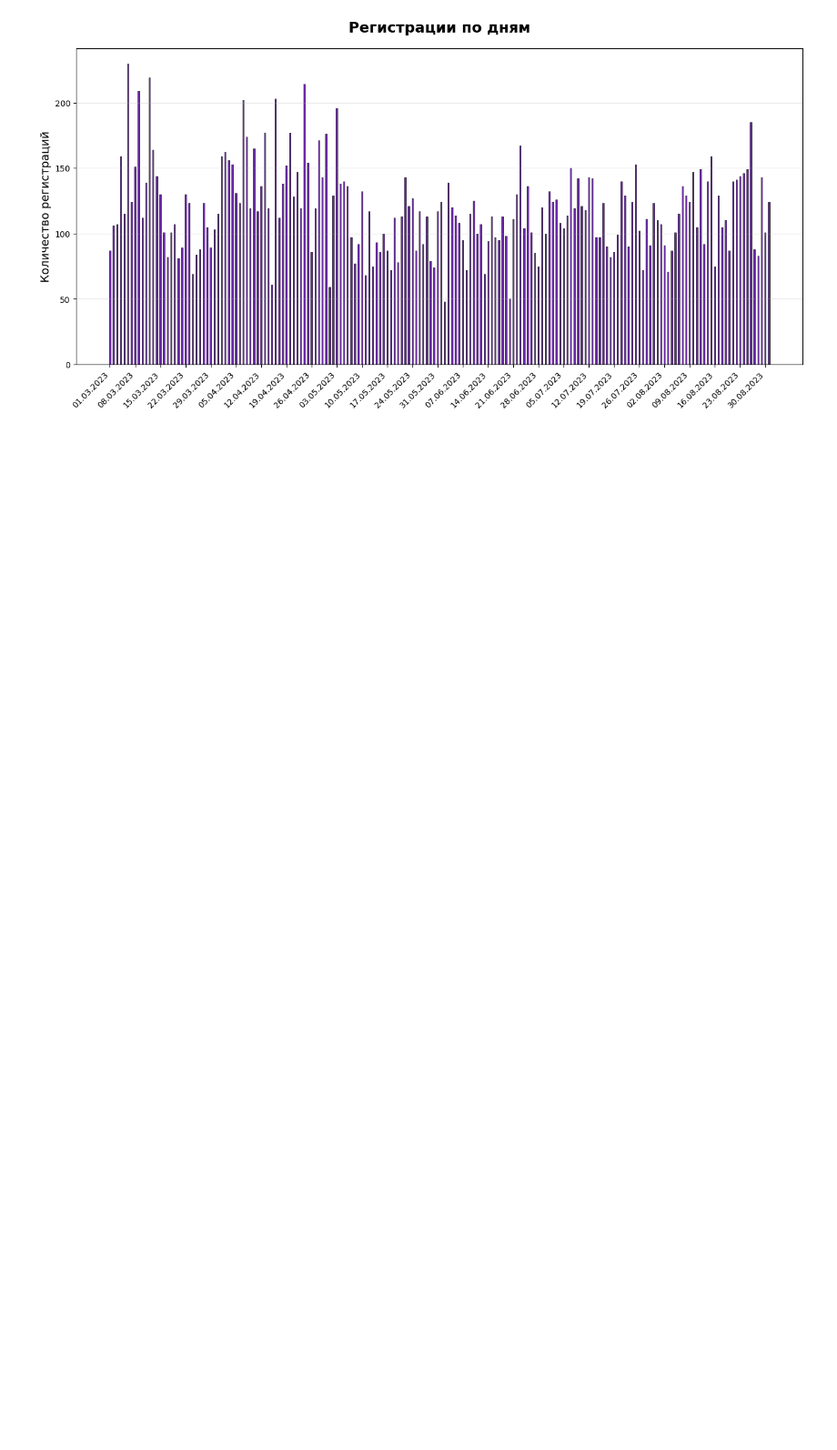
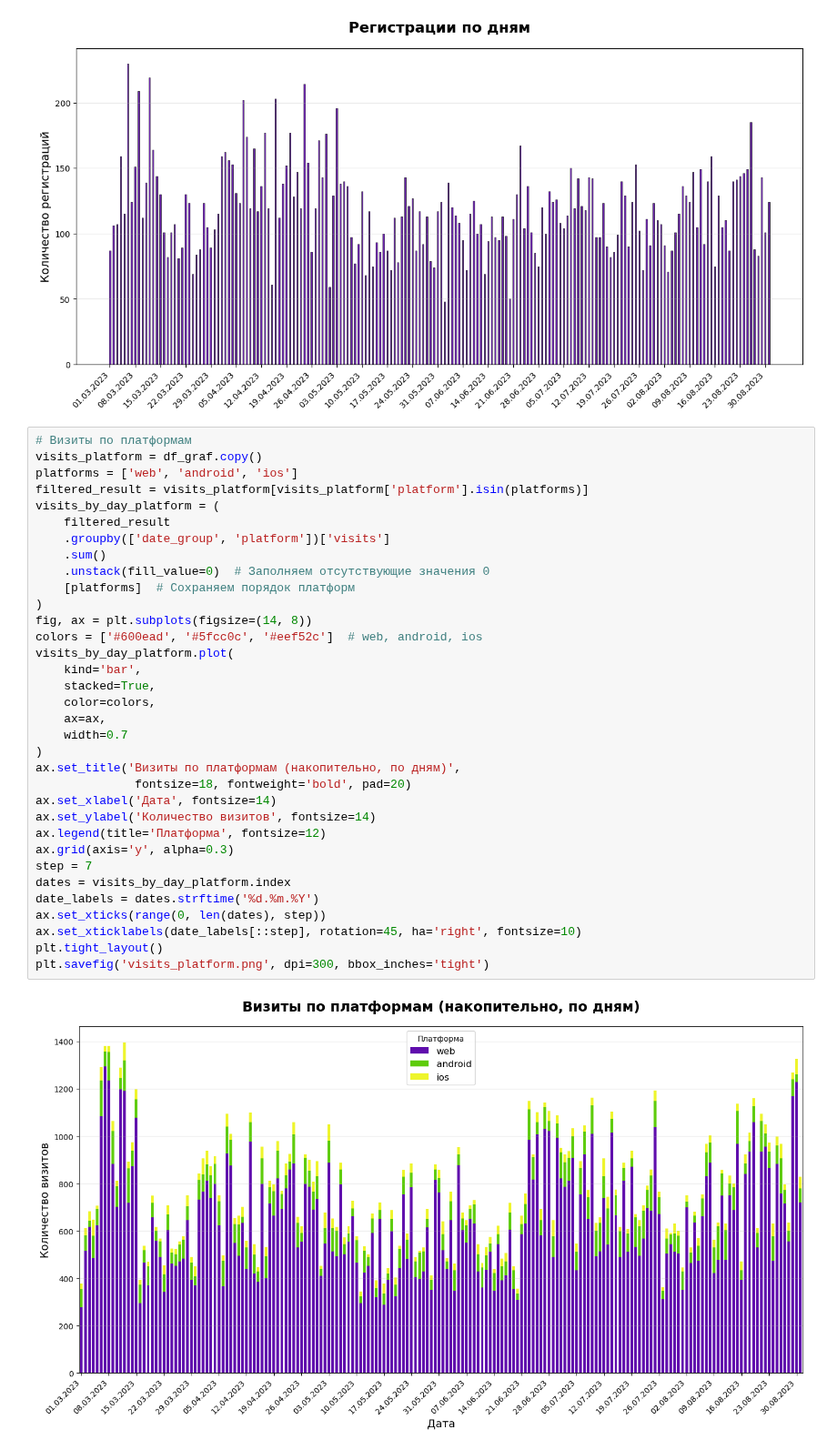
Before and after one commit to kot-yenot/data-analytics-project-100, a Jupyter notebook: charts_project.ipynb, the cells around one changed output. Shown at 91% size. Drawn from its saved outputs; the diff is of its cells as text; blank space fills up the shorter version.

```diff
--- a/charts_project.ipynb
+++ b/charts_project.ipynb
@@ -142,3 +142,39 @@ plt.grid(axis='y', alpha=0.3)
 plt.savefig( d / 'final_reg.png', dpi=300, bbox_inches='tight')
 # %% [output]
 [figure]
+# %%
+# Визиты по платформам
+visits_platform = df_graf.copy()
+platforms = ['web', 'android', 'ios']
+filtered_result = visits_platform[visits_platform['platform'].isin(platforms)]
+visits_by_day_platform = (
+    filtered_result
+    .groupby(['date_group', 'platform'])['visits']
+    .sum()
+    .unstack(fill_value=0)  # Заполняем отсутствующие значения 0
+    [platforms]  # Сохраняем порядок платформ
+)
+fig, ax = plt.subplots(figsize=(14, 8))
+colors = ['#600ead', '#5fcc0c', '#eef52c']  # web, android, ios
+visits_by_day_platform.plot(
+    kind='bar',
+    stacked=True,
+    color=colors,
+    ax=ax,
+    width=0.7
+)
+ax.set_title('Визиты по платформам (накопительно, по дням)',
+              fontsize=18, fontweight='bold', pad=20)
+ax.set_xlabel('Дата', fontsize=14)
+ax.set_ylabel('Количество визитов', fontsize=14)
+ax.legend(title='Платформа', fontsize=12)
+ax.grid(axis='y', alpha=0.3)
+step = 7
+dates = visits_by_day_platform.index
+date_labels = dates.strftime('%d.%m.%Y')
+ax.set_xticks(range(0, len(dates), step))
+ax.set_xticklabels(date_labels[::step], rotation=45, ha='right', fontsize=10)
+plt.tight_layout()
+plt.savefig('visits_platform.png', dpi=300, bbox_inches='tight')
+# %% [output]
+[figure, added]
```
Also changed, not shown: 1 other file.
